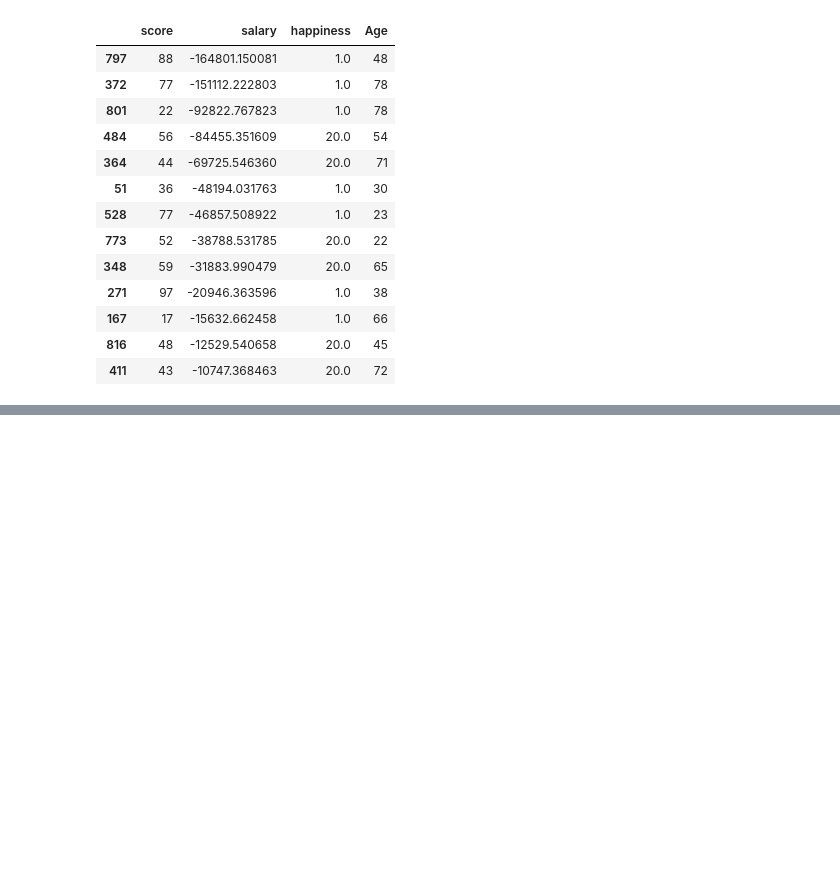
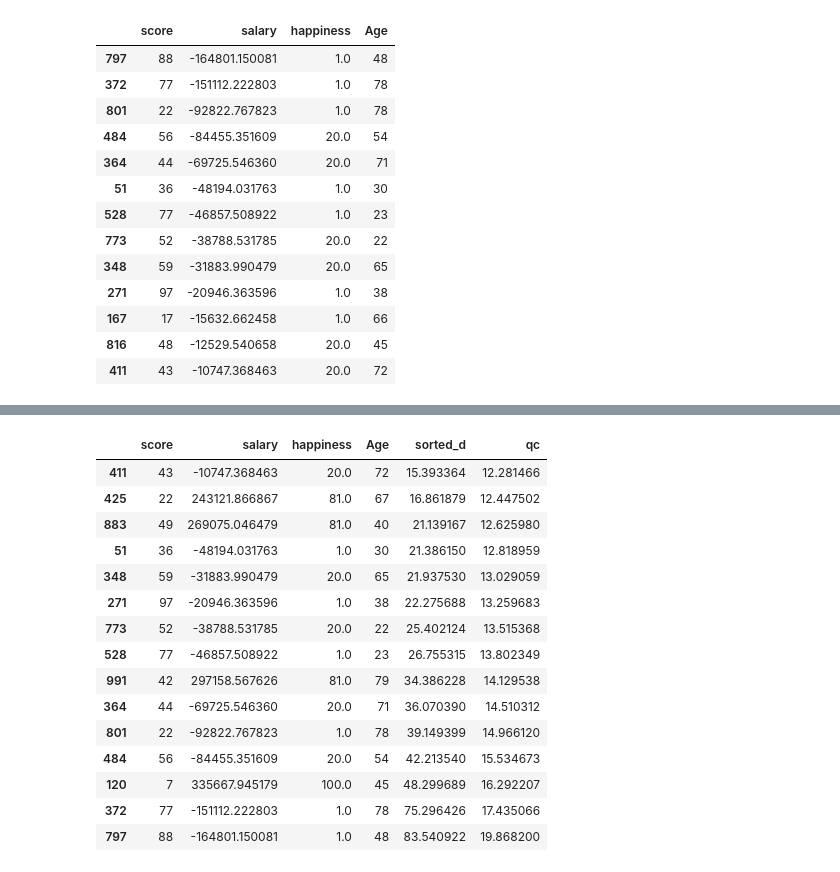
Before and after one commit to maxluetkemeyer/dataset_generator, a Jupyter notebook: dataset_1/2_OutlierDetection.ipynb, the cells around one changed output, grey strips where cells are left out. Saved outputs shown, nothing was run; the diff lists cells and outputs as text; code cells hidden in the pictures; blank space fills up the shorter version.

```diff
--- a/dataset_1/2_OutlierDetection.ipynb
+++ b/dataset_1/2_OutlierDetection.ipynb
@@ -73,0 +124,21 @@ outliers.sort_values(by='salary')
+# %%
+# multivariate outliers with parametric method
+mvp_outliers = data[(data['sorted_d'] > quantile_995)]
+mvp_outliers.sort_values(by='sorted_d')
+# %% [output]
+|  | score | salary | happiness | Age | sorted_d | qc |
+| 411 | 43 | -10747.368463 | 20.0 | 72 | 15.393364 | 12.281466 |
+| 425 | 22 | 243121.866867 | 81.0 | 67 | 16.861879 | 12.447502 |
+| 883 | 49 | 269075.046479 | 81.0 | 40 | 21.139167 | 12.625980 |
+| 51 | 36 | -48194.031763 | 1.0 | 30 | 21.386150 | 12.818959 |
+| 348 | 59 | -31883.990479 | 20.0 | 65 | 21.937530 | 13.029059 |
+| 271 | 97 | -20946.363596 | 1.0 | 38 | 22.275688 | 13.259683 |
+| 773 | 52 | -38788.531785 | 20.0 | 22 | 25.402124 | 13.515368 |
+| 528 | 77 | -46857.508922 | 1.0 | 23 | 26.755315 | 13.802349 |
+| 991 | 42 | 297158.567626 | 81.0 | 79 | 34.386228 | 14.129538 |
+| 364 | 44 | -69725.546360 | 20.0 | 71 | 36.070390 | 14.510312 |
+| 801 | 22 | -92822.767823 | 1.0 | 78 | 39.149399 | 14.966120 |
+| 484 | 56 | -84455.351609 | 20.0 | 54 | 42.213540 | 15.534673 |
+| 120 | 7 | 335667.945179 | 100.0 | 45 | 48.299689 | 16.292207 |
+| 372 | 77 | -151112.222803 | 1.0 | 78 | 75.296426 | 17.435066 |
+| 797 | 88 | -164801.150081 | 1.0 | 48 | 83.540922 | 19.868200 |
```
Also changed, not shown: parts of 12 cells of this notebook, 1 other file.
